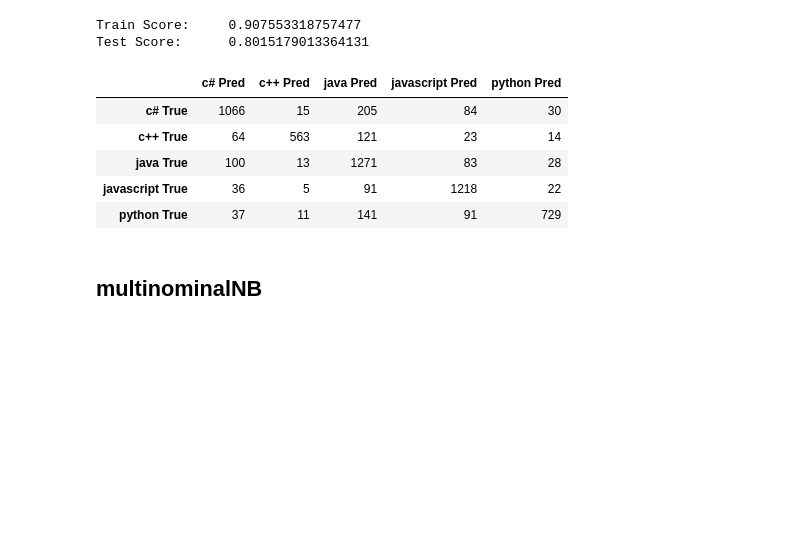
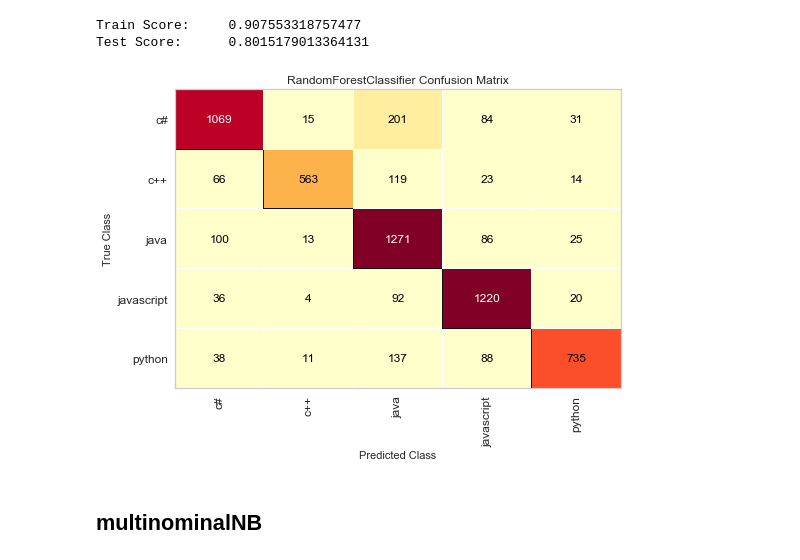
Before and after one commit to QED0711/stack_overflow_nlp, a Jupyter notebook: notebooks/Final_Model_Result_Top_Features.ipynb, the cells around one changed output. Saved outputs shown, nothing was run; the diff lists cells and outputs as text; code cells hidden in the pictures; blank space fills up the shorter version.

```diff
--- a/notebooks/Final_Model_Result_Top_Features.ipynb
+++ b/notebooks/Final_Model_Result_Top_Features.ipynb
@@ -115,14 +110,9 @@ Train Score:     0.907553318757477
 Test Score:      0.8015179013364131
 # %%
 # check confusion matrix
-confusion_matrix_df(rf_model,rf_estimator,rf_pred)
+rf_model.get_confusion_matrix()
 # %% [output]
-|  | c# Pred | c++ Pred | java Pred | javascript Pred | python Pred |
-| c# True | 1066 | 15 | 205 | 84 | 30 |
-| c++ True | 64 | 563 | 121 | 23 | 14 |
-| java True | 100 | 13 | 1271 | 83 | 28 |
-| javascript True | 36 | 5 | 91 | 1218 | 22 |
-| python True | 37 | 11 | 141 | 91 | 729 |
+[figure, added]
 # %% [markdown]
 ## multinominalNB
 # %%
```
Also changed, not shown: parts of 2 cells of this notebook, 1 other file.
